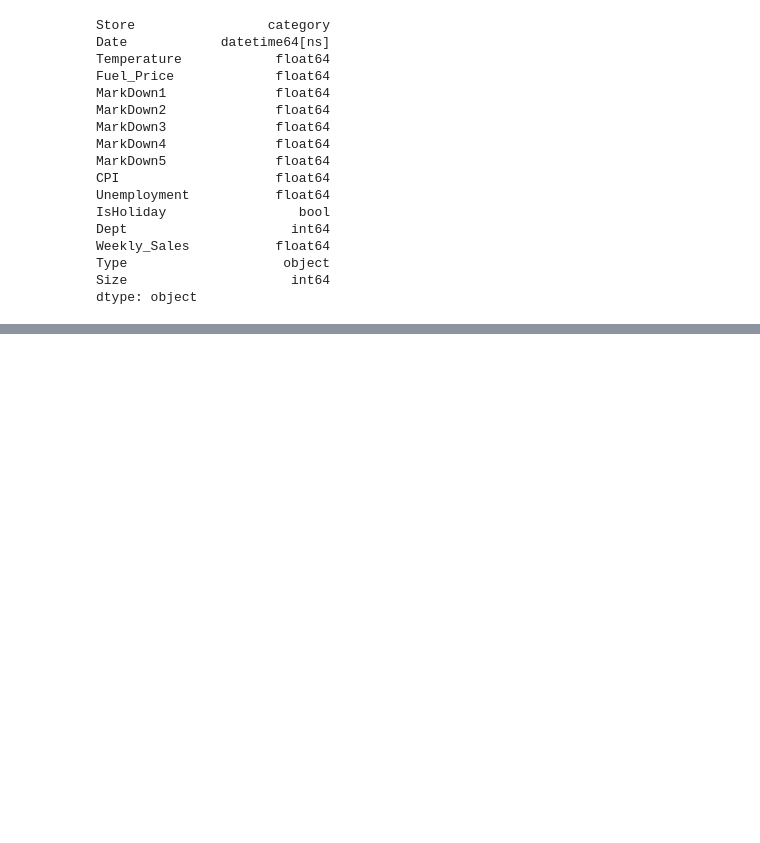
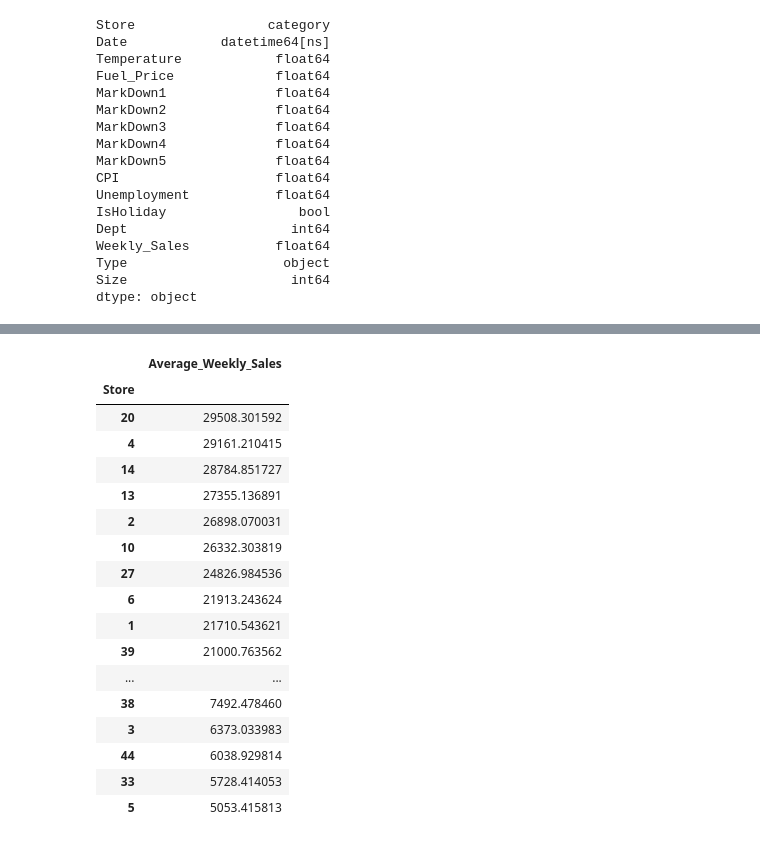
Before and after one commit to jamesdinardo/Retail-Forecasting, a Jupyter notebook: EDA.ipynb, the cells around one changed output, grey strips where cells are left out. Drawn from its saved outputs; the diff is of its cells as text; code cells hidden in the pictures; blank space fills up the shorter version.

```diff
--- a/EDA.ipynb
+++ b/EDA.ipynb
@@ -109,0 +168,23 @@ dtype: object
+# %%
+#get the average weekly sales per store
+df.groupby('Store').agg(Average_Weekly_Sales=pd.NamedAgg(column='Weekly_Sales', aggfunc='mean')) \
+    .sort_values(by='Average_Weekly_Sales', ascending=False)
+# %% [output]
+|  | Average_Weekly_Sales |
+| Store |  |
+| 20 | 29508.301592 |
+| 4 | 29161.210415 |
+| 14 | 28784.851727 |
+| 13 | 27355.136891 |
+| 2 | 26898.070031 |
+| 10 | 26332.303819 |
+| 27 | 24826.984536 |
+| 6 | 21913.243624 |
+| 1 | 21710.543621 |
+| 39 | 21000.763562 |
+| ... | ... |
+| 38 | 7492.478460 |
+| 3 | 6373.033983 |
+| 44 | 6038.929814 |
+| 33 | 5728.414053 |
+| 5 | 5053.415813 |
```
Also changed, not shown: parts of 5 cells of this notebook, 1 other file.
